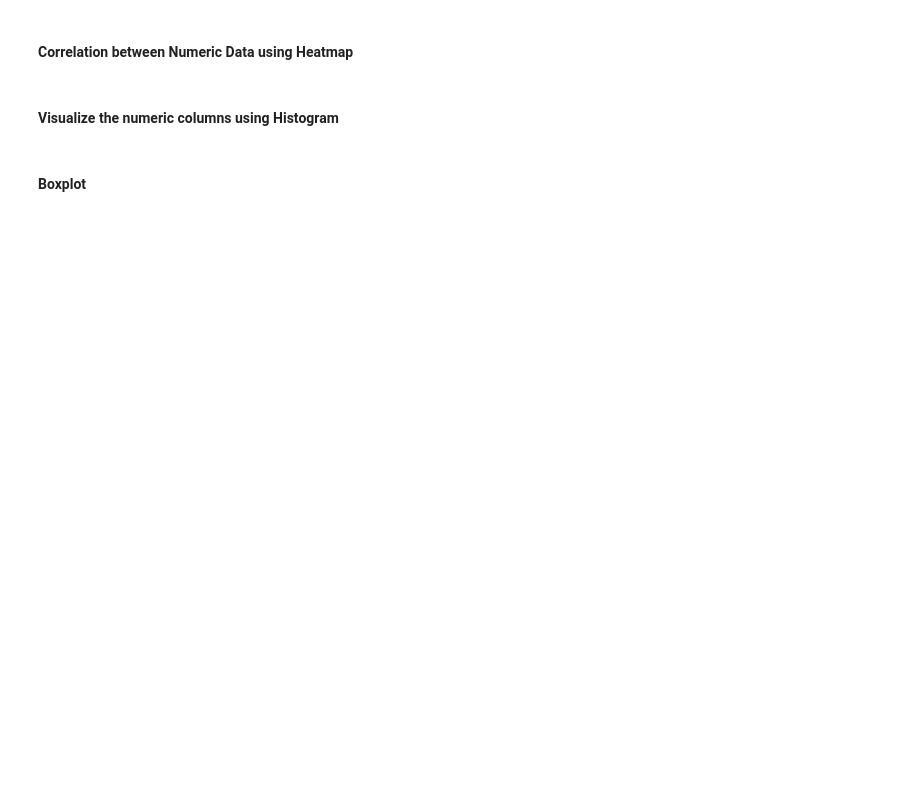
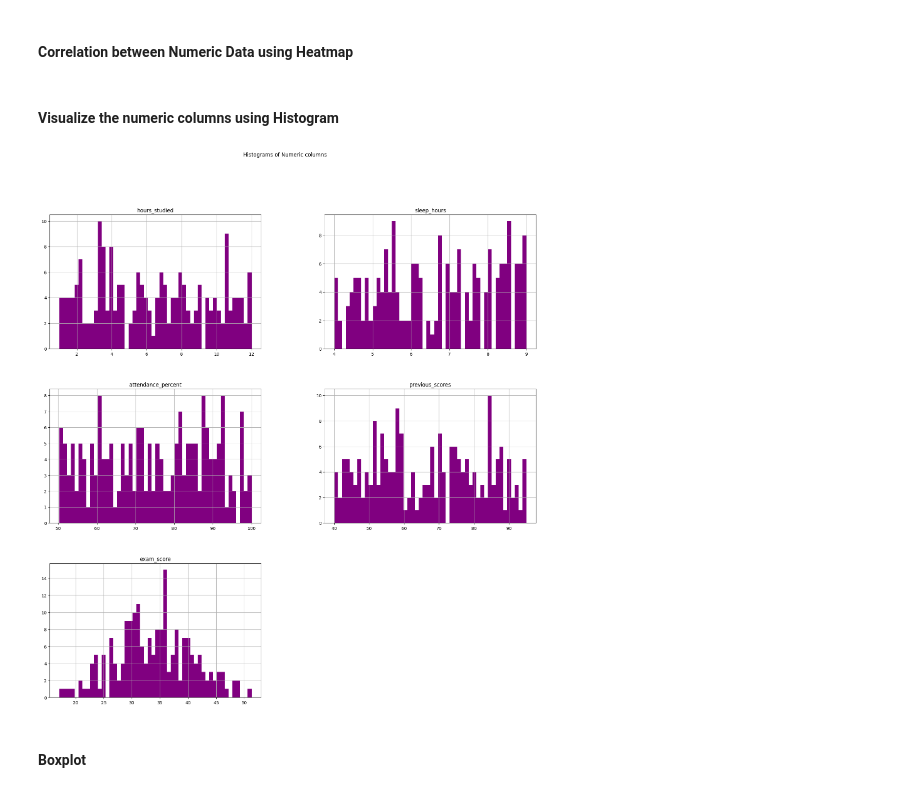
Before and after one commit to dsrathore1/Project-Student_Exam_Scores, a Jupyter notebook: Notebooks/3) Data Visualization.ipynb, the cells around one changed output. Drawn from its saved outputs; the diff is of its cells as text; code cells hidden in the pictures; blank space fills up the shorter version.

```diff
--- a/Notebooks/3) Data Visualization.ipynb
+++ b/Notebooks/3) Data Visualization.ipynb
@@ -33,8 +37,11 @@ sns.heatmap(df.corr(), annot=True)
 # %% [markdown]
 #### **Visualize the numeric columns using Histogram**
 # %%
-df.hist(figsize=(20,20), bins=50, color="pink")
+df.hist(figsize=(20,20), bins=50, color="purple")
 plt.suptitle("Histograms of Numeric columns")
+# plt.savefig("test1.png", dpi=400)
+# %% [output]
+[figure, added]
 # %% [markdown]
 #### **Boxplot**
 # %%
```
Also changed, not shown: parts of 6 cells of this notebook, 1 other file.
